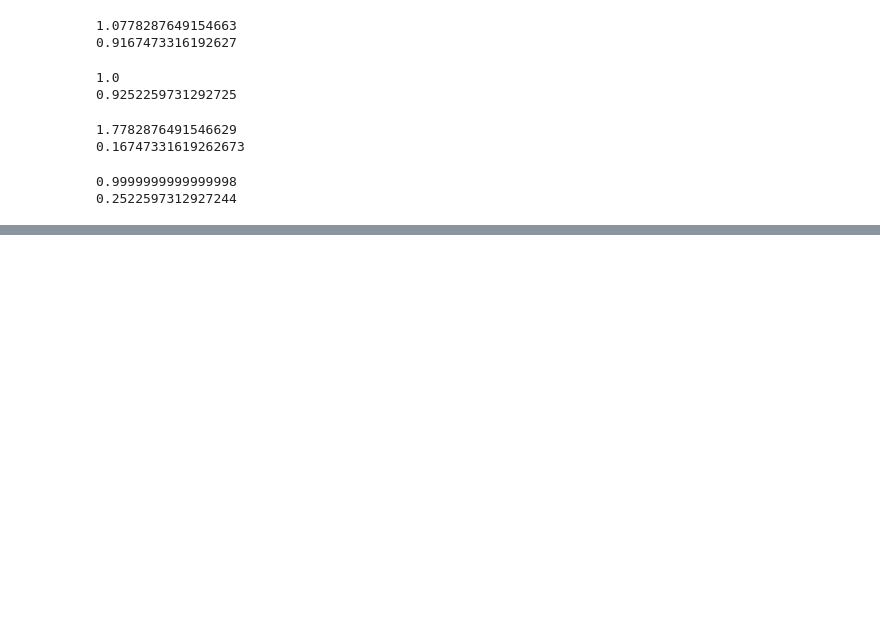
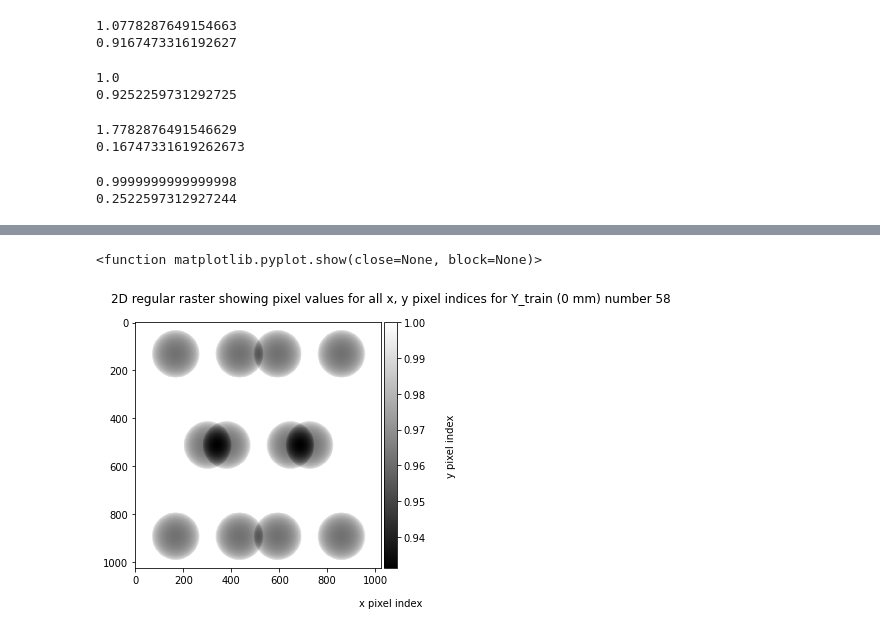
Before and after one commit to zechenl/narrow_unet, a Jupyter notebook: my_unet_main.ipynb, the cells around one changed output, grey strips where cells are left out. Drawn from its saved outputs; the diff is of its cells as text; code cells hidden in the pictures; blank space fills up the shorter version.

```diff
--- a/my_unet_main.ipynb
+++ b/my_unet_main.ipynb
@@ -145,0 +136,10 @@ plt.show
+# %%
+imshow(np.squeeze(Y_train[rand_train]), cmap='gray')
+plt.title('2D regular raster showing pixel values for all x, y pixel indices for Y_train (0 mm) number '
+          + str(rand_train), pad=20)
+plt.xlabel('x pixel index', labelpad=30)
+plt.ylabel('y pixel index', labelpad=20)
+plt.show
+# %% [output]
+<function matplotlib.pyplot.show(close=None, block=None)>
+[figure, added]
```
Also changed, not shown: parts of 34 cells of this notebook.
